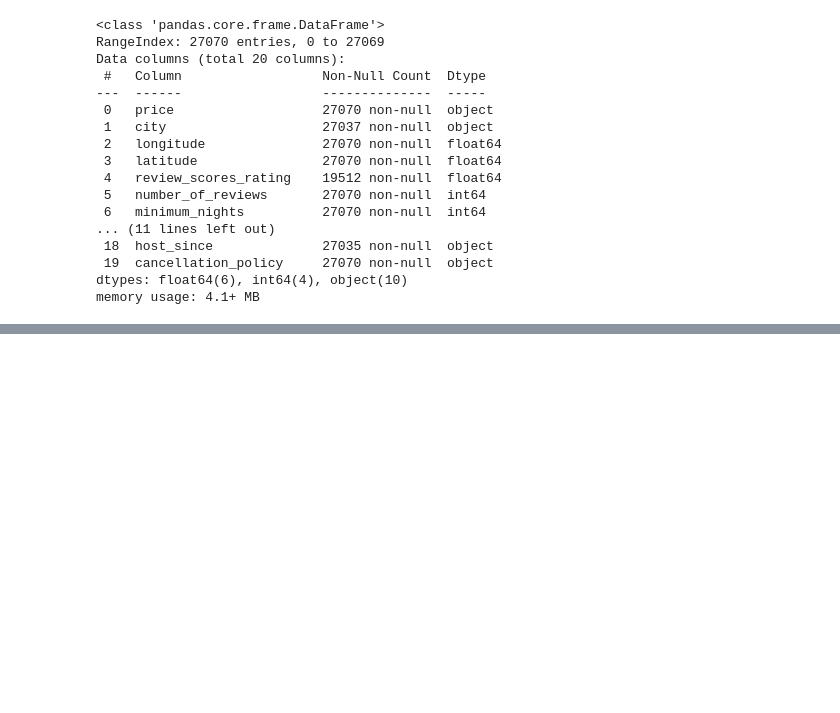
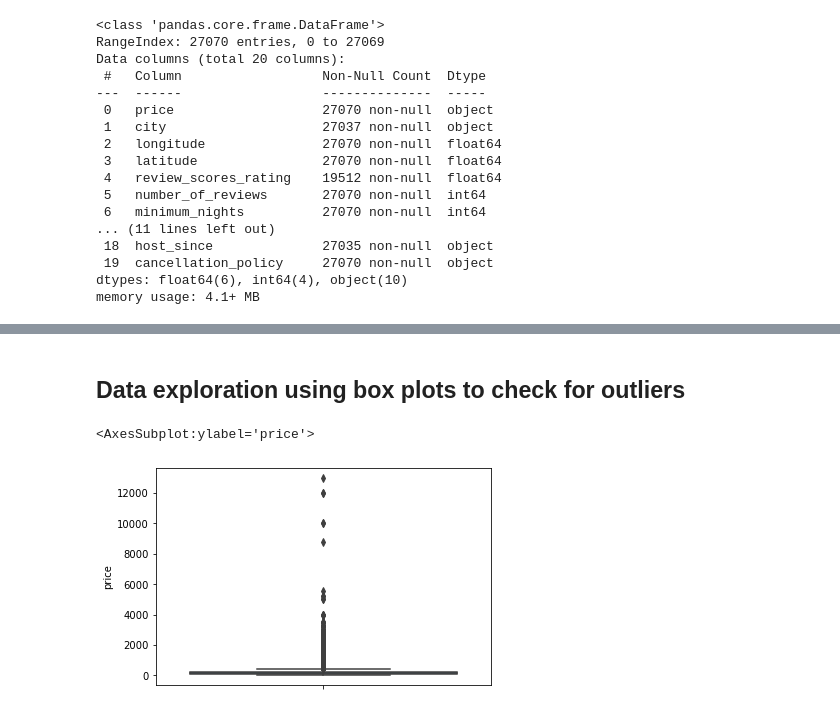
Before and after one commit to Zielzor/AirBNB, a Jupyter notebook: AirBnB Fair Valuation.ipynb, the cells around one changed output, grey strips where cells are left out. Cells and saved outputs as stored; diff of their text form; code cells hidden in the pictures; blank space fills up the shorter version.

Commit message:
basinc cleaning data and exploration

```diff
--- a/AirBnB Fair Valuation.ipynb
+++ b/AirBnB Fair Valuation.ipynb
@@ -148,3 +130,14 @@ Data columns (total 20 columns):
  19  cancellation_policy     27070 non-null  object
 dtypes: float64(6), int64(4), object(10)
 memory usage: 4.1+ MB
+# %%
+# Some price values are held as strings, I dont want that, i will convert those to floats using regular expression and some pandas built in function
+
+price_list = ["price", "cleaning_fee", "security_deposit"] #columns holding such values
+
+for col in price_list:
+    df[col] = df[col].fillna("0")
+    df[col] = df[col].apply(lambda x: float(re.compile('[^0-9eE.]').sub('',x)) if len(x) > 0 else 0)
+# %%
+# changing date from "host since" to datetime wchich also is hold as a string value
+df['host_since'] = pd.to_datetime(df['host_since'])
@@ -150,0 +164,7 @@ memory usage: 4.1+ MB
+# %% [markdown]
+## Data exploration using box plots to check for outliers
+# %%
+sns.boxplot(y = df['price'])
+# %% [output]
+<AxesSubplot:ylabel='price'>
+[figure, added]
```
Also changed, not shown: parts of 3 cells of this notebook.
